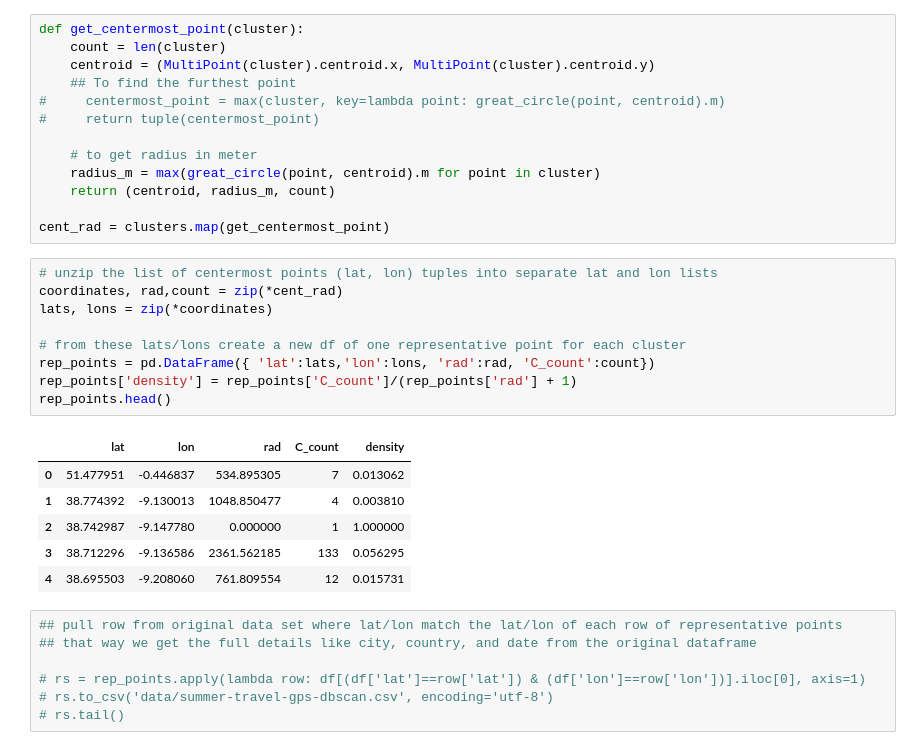
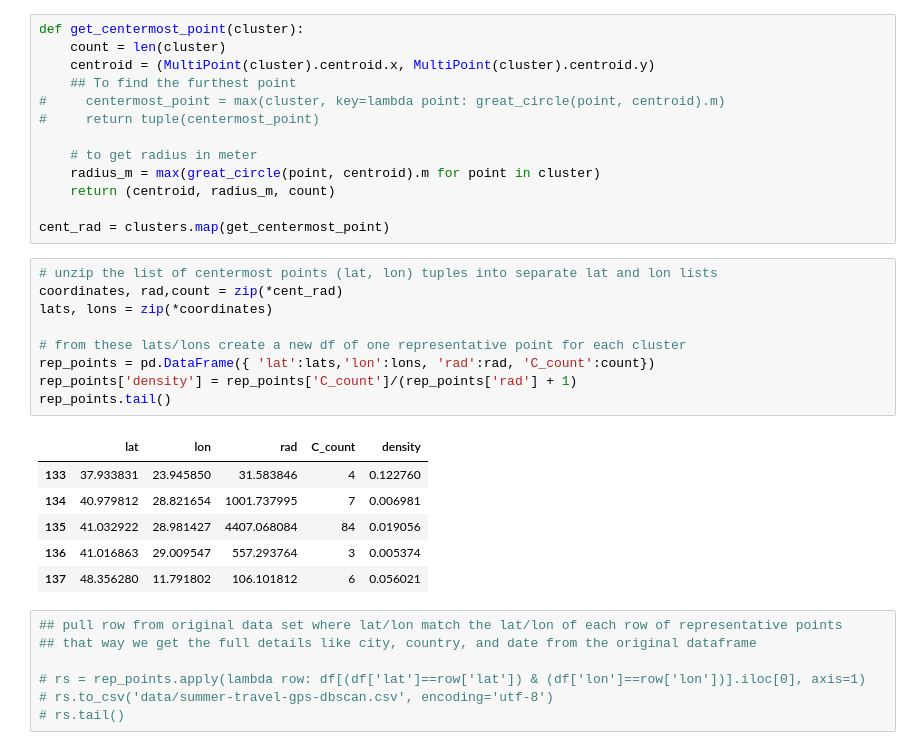
Before and after one commit to athulvingt/2014-summer-travels, a Jupyter notebook: clustering-scikitlearn.ipynb, the cells around one changed output. Cells and saved outputs as stored; diff of their text form.

```diff
--- a/clustering-scikitlearn.ipynb
+++ b/clustering-scikitlearn.ipynb
@@ -79,19 +79,19 @@ cent_rad = clusters.map(get_centermost_point)
 # %%
 # unzip the list of centermost points (lat, lon) tuples into separate lat and lon lists
 coordinates, rad,count = zip(*cent_rad)
 lats, lons = zip(*coordinates)
 
 # from these lats/lons create a new df of one representative point for each cluster
 rep_points = pd.DataFrame({ 'lat':lats,'lon':lons, 'rad':rad, 'C_count':count})
 rep_points['density'] = rep_points['C_count']/(rep_points['rad'] + 1)
-rep_points.head()
+rep_points.tail()
 # %% [output]
 |  | lat | lon | rad | C_count | density |
-| 0 | 51.477951 | -0.446837 | 534.895305 | 7 | 0.013062 |
-| 1 | 38.774392 | -9.130013 | 1048.850477 | 4 | 0.003810 |
-| 2 | 38.742987 | -9.147780 | 0.000000 | 1 | 1.000000 |
-| 3 | 38.712296 | -9.136586 | 2361.562185 | 133 | 0.056295 |
-| 4 | 38.695503 | -9.208060 | 761.809554 | 12 | 0.015731 |
+| 133 | 37.933831 | 23.945850 | 31.583846 | 4 | 0.122760 |
+| 134 | 40.979812 | 28.821654 | 1001.737995 | 7 | 0.006981 |
+| 135 | 41.032922 | 28.981427 | 4407.068084 | 84 | 0.019056 |
+| 136 | 41.016863 | 29.009547 | 557.293764 | 3 | 0.005374 |
+| 137 | 48.356280 | 11.791802 | 106.101812 | 6 | 0.056021 |
 # %%
 ## pull row from original data set where lat/lon match the lat/lon of each row of representative points
 ## that way we get the full details like city, country, and date from the original dataframe
```
Also changed, not shown: parts of 3 cells of this notebook, 1 other file.
